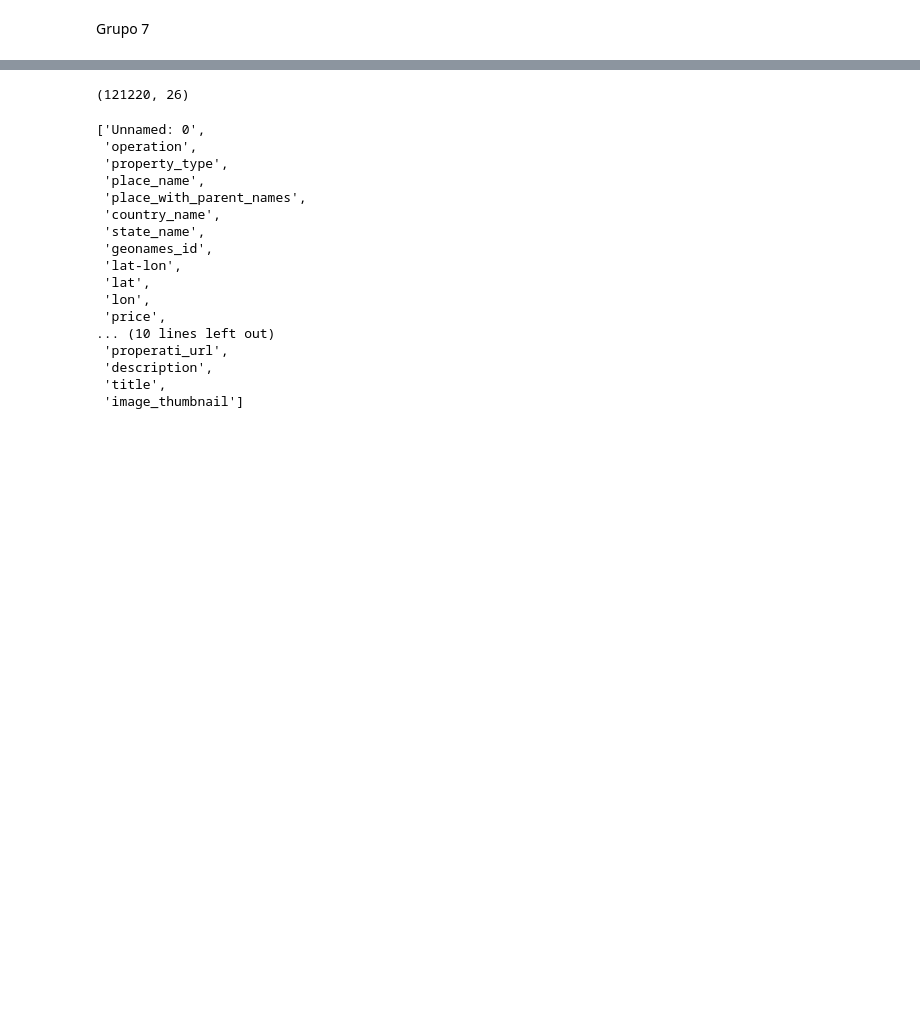
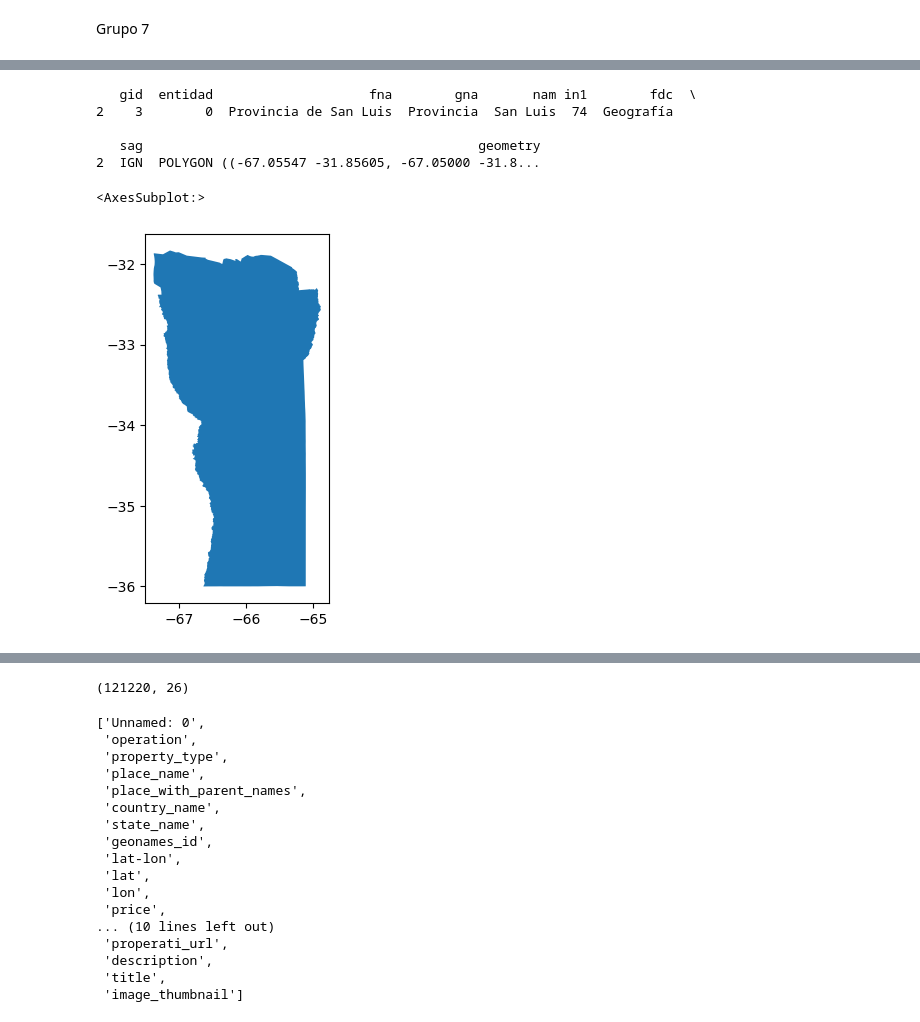
Before and after one commit to juansv2k2/property-price-analysis, a Jupyter notebook: Grupo 7.ipynb, the cells around one changed output, grey strips where cells are left out. Cells and saved outputs as stored; diff of their text form; code cells hidden in the pictures; blank space fills up the shorter version.

```diff
--- a/Grupo 7.ipynb
+++ b/Grupo 7.ipynb
@@ -40,0 +57,13 @@ mapa_argentina.plot()
+# %%
+# ejemplo con una provincia
+
+mapa_san_luis = mapa_argentina[mapa_argentina.fna == "Provincia de San Luis"]
+mapa_san_luis.plot()
+# %% [output]
+   gid  entidad                    fna        gna       nam in1        fdc  \
+2    3        0  Provincia de San Luis  Provincia  San Luis  74  Geografía
+
+   sag                                           geometry
+2  IGN  POLYGON ((-67.05547 -31.85605, -67.05000 -31.8...
+<AxesSubplot:>
+[figure, added]
```
Also changed, not shown: parts of 9 cells of this notebook, 1 other file.
